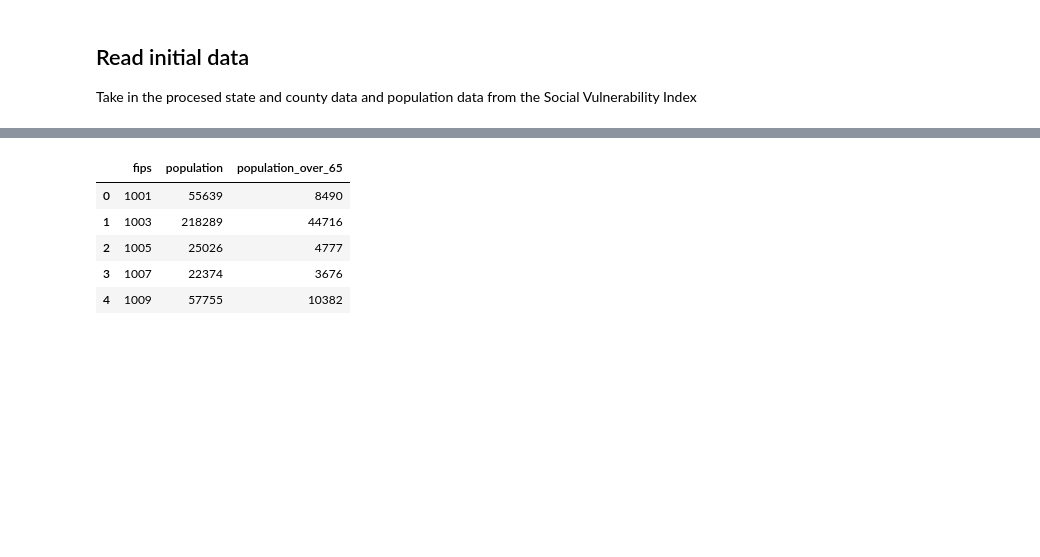
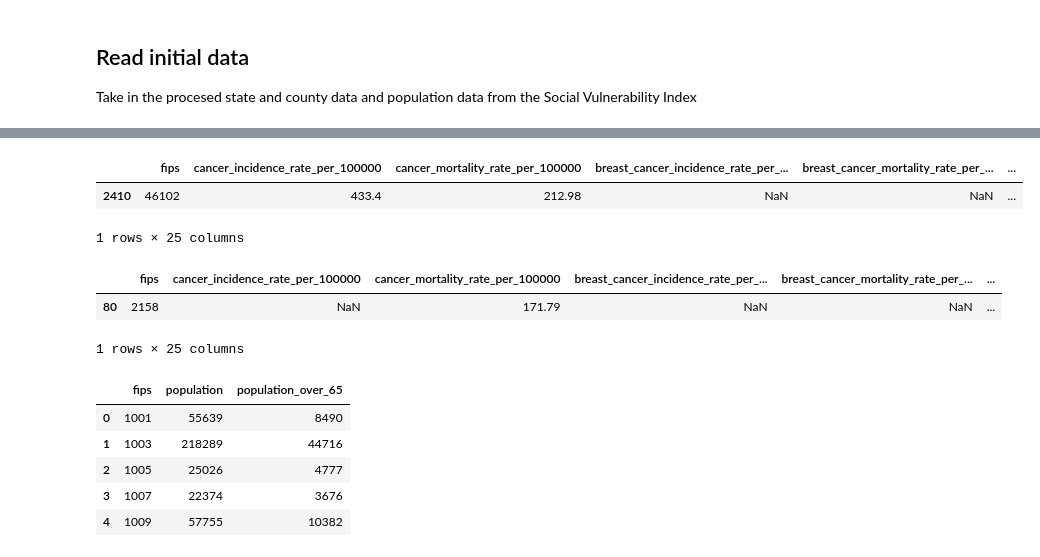
Before and after one commit to agale123/sep-cancer-inequality, a Jupyter notebook: notebooks/cleaning/nci_processing.ipynb, the cells around one changed output, grey strips where cells are left out. Drawn from its saved outputs; the diff is of its cells as text; code cells hidden in the pictures; blank space fills up the shorter version.

Commit message:
Begin outlier analysis and begin updating county names

```diff
--- a/notebooks/cleaning/nci_processing.ipynb
+++ b/notebooks/cleaning/nci_processing.ipynb
@@ -35,3 +41,25 @@ county.head()
+# %%
+# Shannon County, SD (fips 46113) was renamed to Oglala Lakota County (fips 46102)
+# Combine those two rows
+county.loc[county["fips"] == 46113, "fips"] = 46102
+county = county.groupby("fips").max().reset_index()
+
+county[(county["fips"] == 46113) | (county["fips"] == 46102)]
+# %% [output]
+|  | fips | cancer_incidence_rate_per_100000 | cancer_mortality_rate_per_100000 | breast_cancer_incidence_rate_per_... | breast_cancer_mortality_rate_per_... | ... |
+| 2410 | 46102 | 433.4 | 212.98 | NaN | NaN | ... |
+1 rows × 25 columns
+# %%
+# Wade Hampton Census Area, AK (fips 02270) was renamed to Kusilvak Census Area (fips 02158)
+# Combine those two rows
+county.loc[county["fips"] == 2270, "fips"] = 2158
+county = county.groupby("fips").max().reset_index()
+
+county[(county["fips"] == 2158) | (county["fips"] == 2158)]
+# %% [output]
+|  | fips | cancer_incidence_rate_per_100000 | cancer_mortality_rate_per_100000 | breast_cancer_incidence_rate_per_... | breast_cancer_mortality_rate_per_... | ... |
+| 80 | 2158 | NaN | 171.79 | NaN | NaN | ... |
+1 rows × 25 columns
 # %%
 # Read population counts from the Social Vulnerability Index
 svi = pd.read_csv("../../data/processed/social_vulnerability_index.csv")
```
Also changed, not shown: parts of 4 cells of this notebook, 6 other files.
